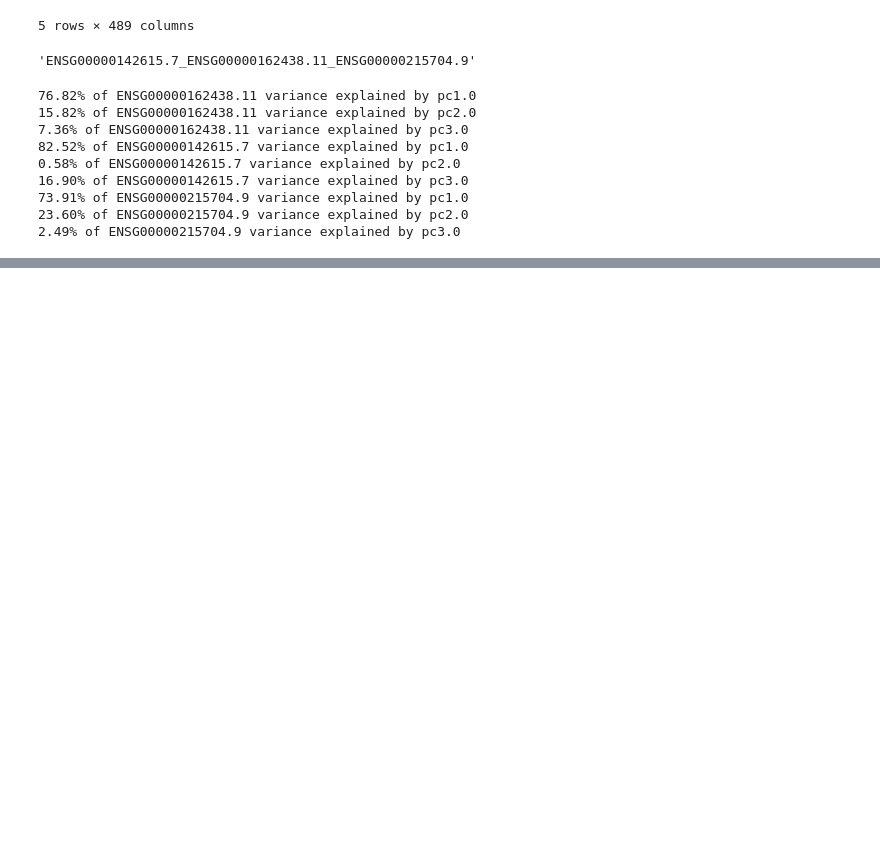
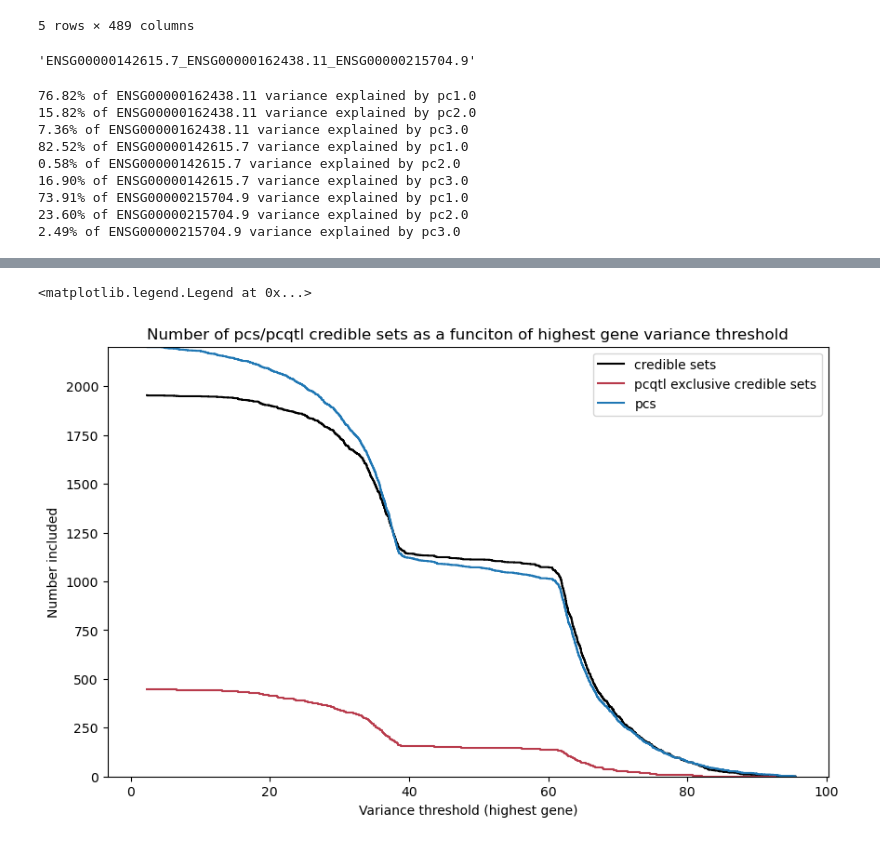
Before and after one commit to kal26/pcqtls, a Jupyter notebook: workflow/notebooks/pc_gene_variance.ipynb, the cells around one changed output, grey strips where cells are left out. Drawn from its saved outputs; the diff is of its cells as text; code cells hidden in the pictures; blank space fills up the shorter version.

Commit message:
number pcs by variance threshold

```diff
--- a/workflow/notebooks/pc_gene_variance.ipynb
+++ b/workflow/notebooks/pc_gene_variance.ipynb
@@ -393,12 +370,3 @@ cs_counts = overlap_df.groupby('phenotype_id').agg({'cs_full_id':'count',
                                         'num_e_overlap':sum,
                                         'num_e_samelead':sum,
                                         })
-# %%
-cs_counts['var_bin_second_largest'] = pd.cut(cs_counts['second_largest_variance'], np.arange(0,101,10))
-cs_counts['pc_num_clip'] = cs_counts['pc_num'].clip(0,4)
-
-ax = sns.barplot(cs_counts, x='var_bin_second_largest', y='cs_full_id', hue='pc_num_clip')
-ax.set_xlabel('second highest % gene variance explined')
-ax.tick_params(axis='x', labelrotation=45)
-ax.set_ylabel('Number of credible sets')
-plt.title('Number of credible sets vs variance explained by pc')
@@ -435,8 +372,0 @@ Text(0.5, 1.0, 'Number of unique credible sets vs variance explained by pc')
-# %%
-cs_counts['var_bin_largest'] = pd.cut(cs_counts['largest_variance'], np.arange(0,101,10))
-
-ax = sns.barplot(cs_counts, x='var_bin_largest', y='cs_full_id', hue='pc_num_clip')
-ax.set_xlabel('highest % gene variance explined')
-ax.tick_params(axis='x', labelrotation=45)
-ax.set_ylabel('Number of credible sets')
-plt.title('Number of credible sets vs variance explained by pc')
@@ -446,8 +372,0 @@ Text(0.5, 1.0, 'Number of credible sets vs variance explained by pc')
-# %%
-cs_counts['var_bin_total'] = pd.cut(cs_counts['total_variance'], np.arange(0,150,10))
-
-ax = sns.barplot(cs_counts, x='var_bin_total', y='cs_full_id', hue='pc_num_clip')
-ax.set_xlabel('total % gene variance explined')
-ax.tick_params(axis='x', labelrotation=45)
-ax.set_ylabel('Number of credible sets')
-plt.title('Number of credible sets vs variance explained by pc')
@@ -622,0 +373,17 @@ plt.show()
+# %%
+# plot
+fig,ax = plt.subplots(figsize=(10,6))
+
+sns.ecdfplot(data=overlap_df[overlap_df['orig_cs_dataset'] == 'pc_qtl'], x='largest_variance', complementary=True, stat='count', color='k', label='credible sets', ax=ax)
+sns.ecdfplot(data=overlap_df[(overlap_df['orig_cs_dataset'] == 'pc_qtl')&(overlap_df['num_e_overlap']==0)], x='largest_variance', complementary=True, stat='count', color='#B83A4B', label='pcqtl exclusive credible sets', ax=ax)
+sns.ecdfplot(data=cs_counts, x='largest_variance', complementary=True, stat='count', ax=ax, label='pcs')
+
+ax.set_xlabel('Variance threshold (highest gene)')
+ax.set_ylabel('Number included')
+
+ax.set_title('Number of pcs/pcqtl credible sets as a funciton of highest gene variance threshold')
+
+plt.legend()
+# %% [output]
+<matplotlib.legend.Legend at 0x...>
+[figure, added]
```
Also changed, not shown: parts of 24 cells of this notebook, 1 other file.
